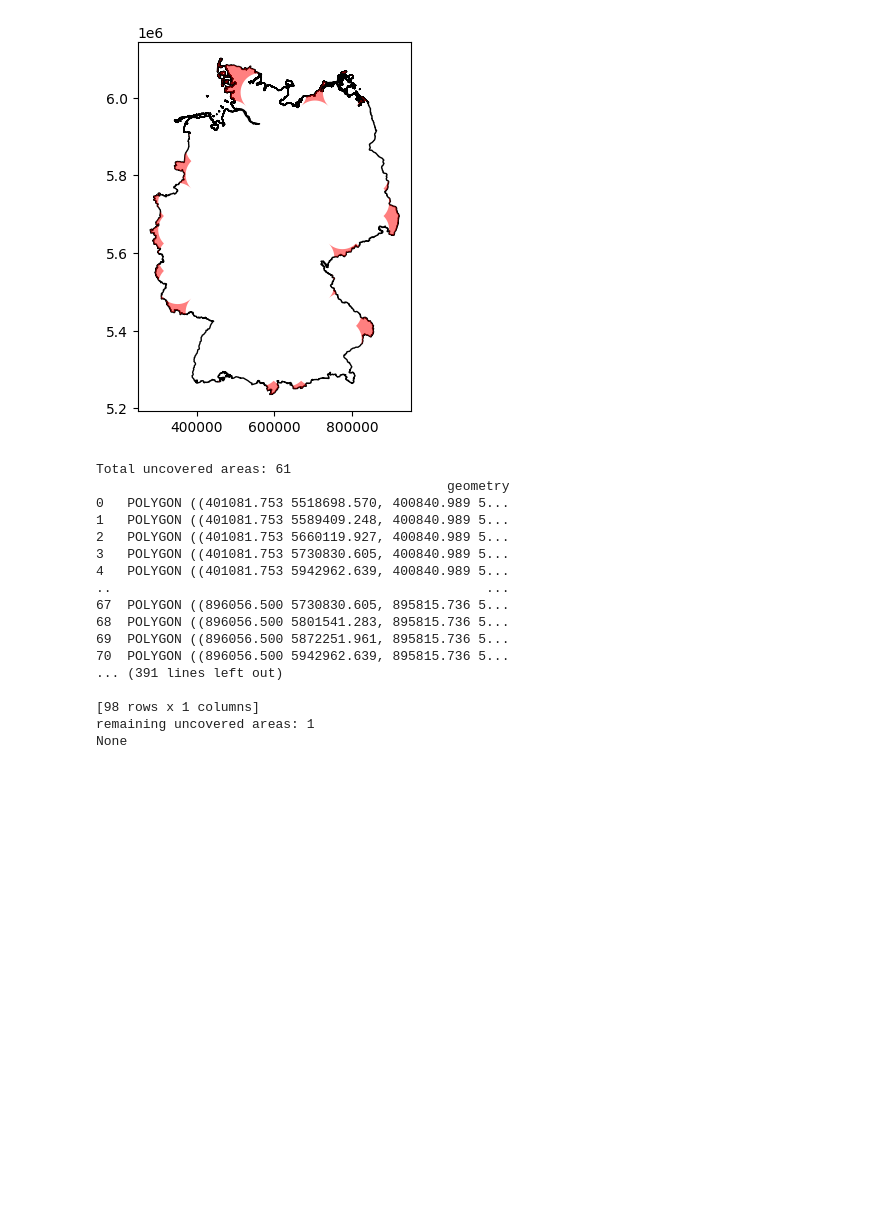
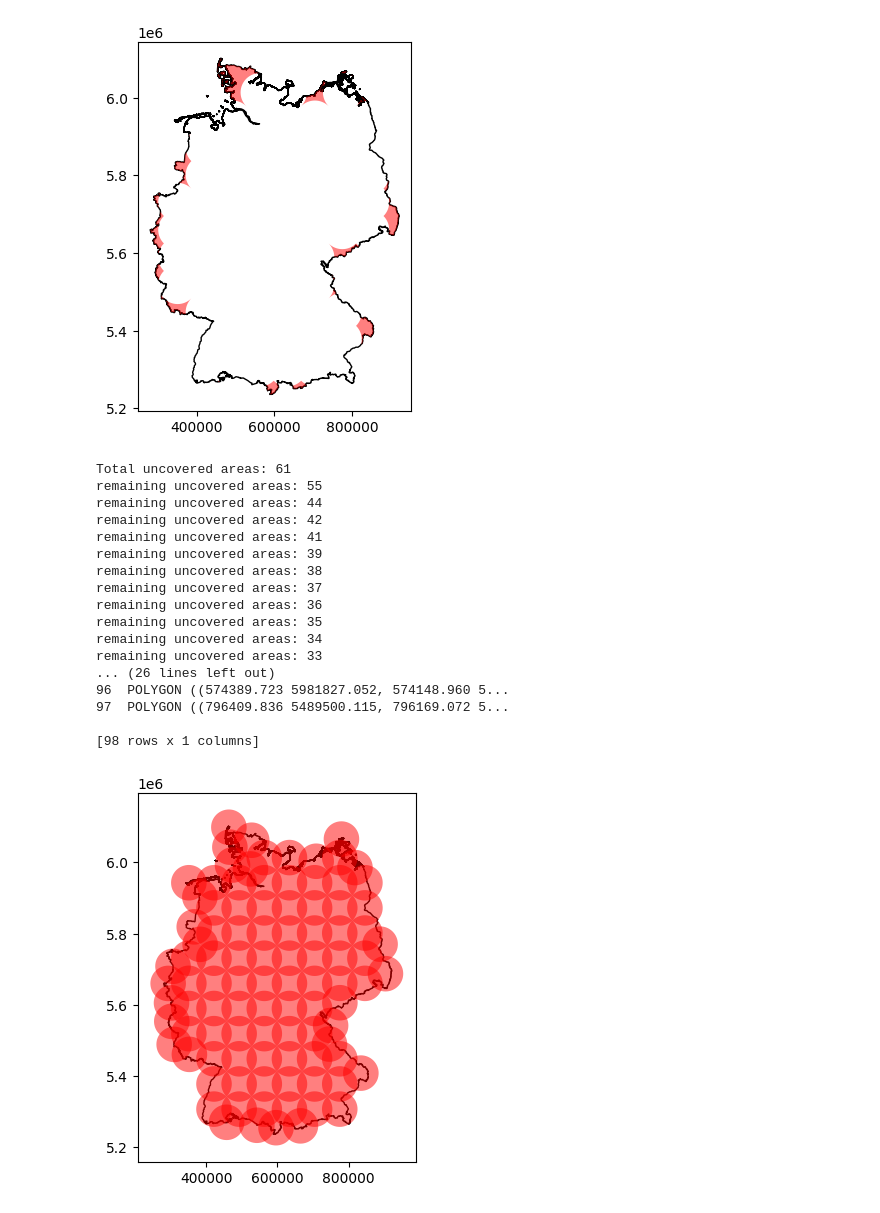
Before and after one commit to sven-asmussen/tiling_country_with_radius, a Jupyter notebook: tiling_hexagonal.ipynb, the cells around one changed output. Cells and saved outputs as stored; diff of their text form; code cells hidden in the pictures; blank space fills up the shorter version.

```diff
--- a/tiling_hexagonal.ipynb
+++ b/tiling_hexagonal.ipynb
@@ -91,7 +91,6 @@ uncovered_areas = plot_uncovered_areas(grid_gdf, gdf, 50)
 list_grid_gdf = []
 
 def cover_uncovered_areas(grid_gdf, germany, radius_km, total_uncovered=None, prev_uncovered=None):
-
 
     # Creates a list of uncovered areas
     circle_union = grid_gdf.geometry.unary_union
@@ -117,7 +116,6 @@ def cover_uncovered_areas(grid_gdf, germany, radius_km, total_uncovered=None, pr
             new_gdf = gpd.GeoDataFrame(geometry=[centroid.buffer(radius_km * 1000)], crs=grid_gdf.crs)
             # Concatenate the new GeoDataFrame with the original one
             grid_gdf = pd.concat([grid_gdf, new_gdf], ignore_index=True)
-            print(grid_gdf)
 
             #recalculate the circle union and the uncovered areas
             circle_union = grid_gdf.geometry.unary_union
@@ -127,11 +125,14 @@ def cover_uncovered_areas(grid_gdf, germany, radius_km, total_uncovered=None, pr
             print("remaining uncovered areas: " + str(len(uncovered_areas)))
 
             if uncovered_areas.empty or all(area.is_empty for area in uncovered_areas):
+
                 return grid_gdf
 
     # If not all areas are empty, make a recursive call
     if not uncovered_areas.empty:
         grid_gdf = cover_uncovered_areas(grid_gdf, germany, radius_km, total_uncovered, len(uncovered_areas))
+
+    return grid_gdf
 
 radius_km = 50
 filepath = 'gadm36_DEU.gpkg'
@@ -145,19 +146,35 @@ result = cover_uncovered_areas(grid_gdf, gdf, radius_km)
 print(result)
 # %% [output]
 Total uncovered areas: 61
-                                             geometry
-0   POLYGON ((401081.753 5518698.570, 400840.989 5...
-1   POLYGON ((401081.753 5589409.248, 400840.989 5...
-2   POLYGON ((401081.753 5660119.927, 400840.989 5...
-3   POLYGON ((401081.753 5730830.605, 400840.989 5...
-4   POLYGON ((401081.753 5942962.639, 400840.989 5...
-..                                                ...
-67  POLYGON ((896056.500 5730830.605, 895815.736 5...
-68  POLYGON ((896056.500 5801541.283, 895815.736 5...
-69  POLYGON ((896056.500 5872251.961, 895815.736 5...
-70  POLYGON ((896056.500 5942962.639, 895815.736 5...
-... (391 lines left out)
+remaining uncovered areas: 55
+remaining uncovered areas: 44
+remaining uncovered areas: 42
+remaining uncovered areas: 41
+remaining uncovered areas: 39
+remaining uncovered areas: 38
+remaining uncovered areas: 37
+remaining uncovered areas: 36
+remaining uncovered areas: 35
+remaining uncovered areas: 34
+remaining uncovered areas: 33
+... (26 lines left out)
+96  POLYGON ((574389.723 5981827.052, 574148.960 5...
+97  POLYGON ((796409.836 5489500.115, 796169.072 5...
 
 [98 rows x 1 columns]
-remaining uncovered areas: 1
-None
+# %%
+def plot_circles_on_map(grid_gdf, germany_filepath):
+    # Load geopackage and convert to a projected CRS (UTM zone 32N for country)
+    germany = gpd.read_file(germany_filepath)
+    germany = germany.to_crs('EPSG:32632')
+
+    # Now you can plot it
+    fig, ax = plt.subplots(1, 1)
+    germany.plot(ax=ax, color='white', edgecolor='black')
+    grid_gdf.plot(ax=ax, color='red', alpha=0.5)  # alpha is for transparency
+    plt.show()
+
+# Example usage:
+plot_circles_on_map(result, filepath)
+# %% [output]
+[figure, added]
```
